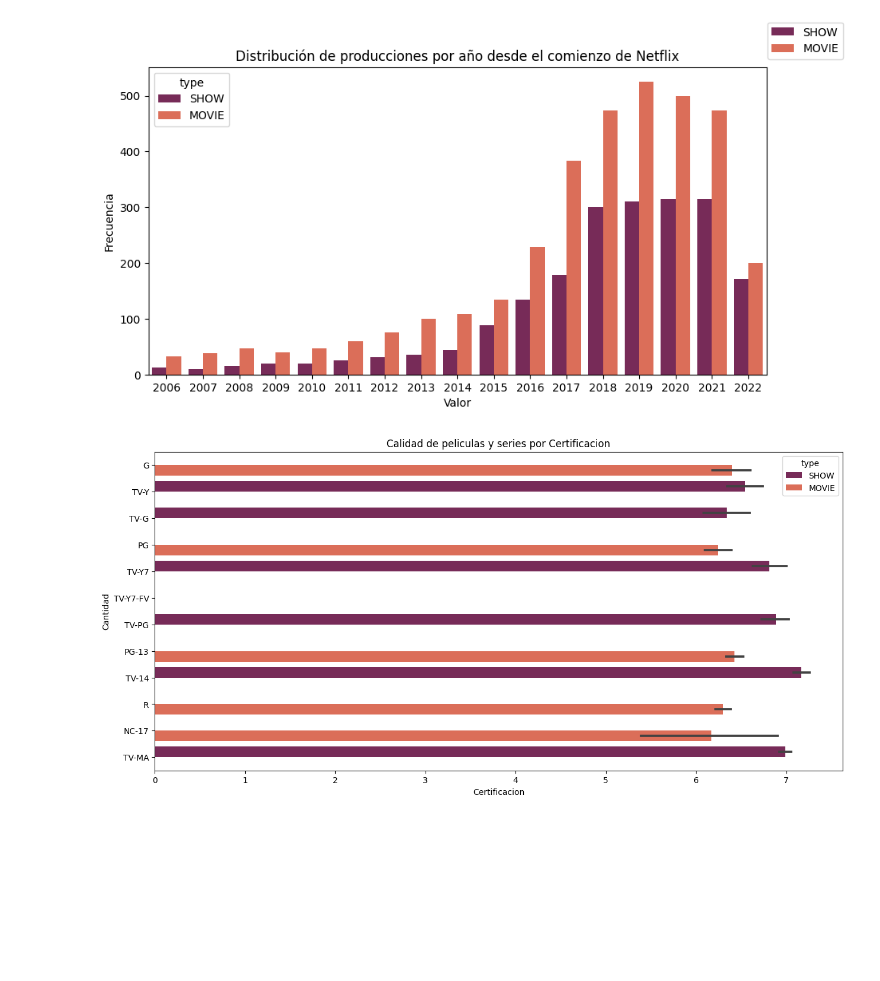
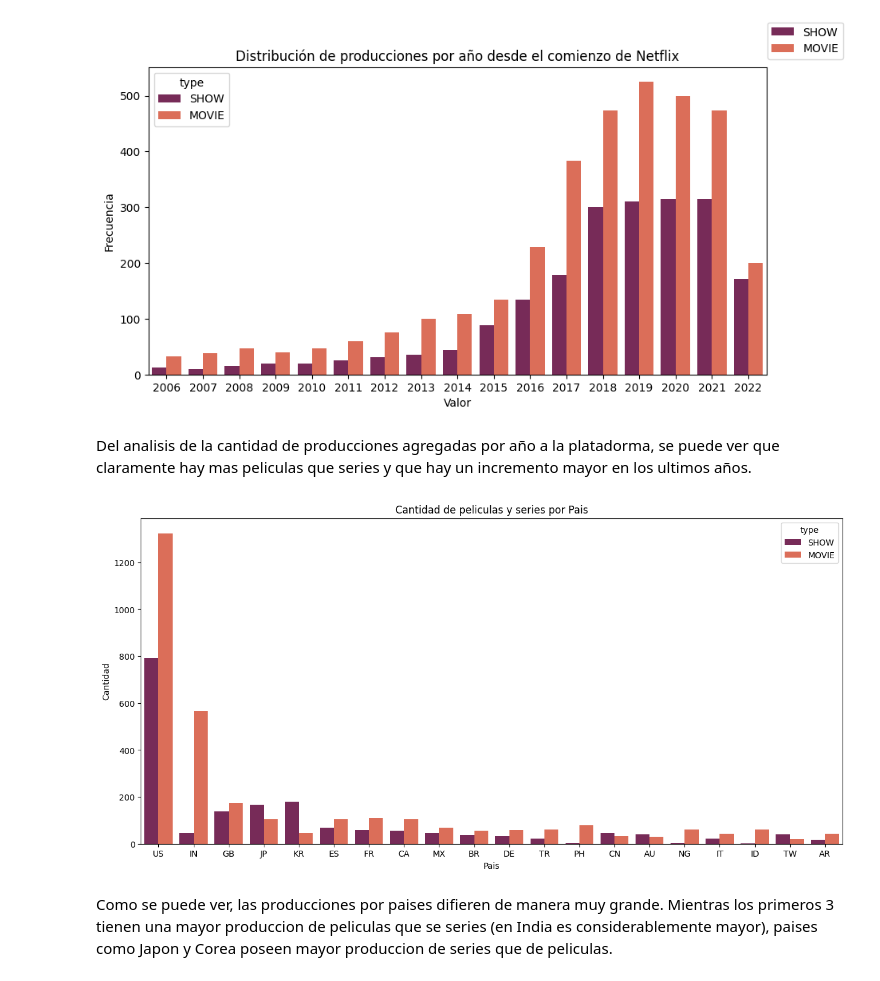
Before and after one commit to EzeSpk-Org/Proyecto_Final_Grupo3_DS29765, a Jupyter notebook: Analisis_Multivariado.ipynb, the cells around one changed output. Drawn from its saved outputs; the diff is of its cells as text; code cells hidden in the pictures; blank space fills up the shorter version.

Commit message:
Update Analisis_Multivariado.ipynb
Finalización análisis multivariado.

```diff
--- a/Analisis_Multivariado.ipynb
+++ b/Analisis_Multivariado.ipynb
@@ -25,6 +27,18 @@ Data columns (total 16 columns):
  15  tmdb_score            5850 non-null   float64
 dtypes: float64(5), int64(3), object(8)
 memory usage: 731.4+ KB
+# %%
+def repair_array_bound_categories(arr):
+    arr = ast.literal_eval(arr)
+
+    if len(arr) == 0:
+        return np.nan
+
+    elif len(arr) == 1:
+        return arr[0]
+
+    else:
+        return random.choice(arr)
 # %%
 df_titles.describe()
 # %% [output]
@@ -54,16 +66,26 @@ plt.title('Distribución de producciones por año desde el comienzo de Netflix')
 plt.show()
 # %% [output]
 [figure]
+# %% [markdown]
+Del analisis de la cantidad de producciones agregadas por año a la platadorma, se puede ver que claramente hay mas peliculas que series y que hay un incremento mayor en los ultimos años.
+# %%
+#Limpieza de countries
+
+df = df_titles
+
+df["production_countries"] = df["production_countries"].apply(repair_array_bound_categories)
 # %%
-order =  ['G', 'TV-Y', 'TV-G', 'PG', 'TV-Y7', 'TV-Y7-FV', 'TV-PG', 'PG-13', 'TV-14', 'R', 'NC-17', 'TV-MA']
+
 plt.figure(figsize=(15,7))
-generes = sns.barplot(y=df_titles.age_certification,x=df_titles.imdb_score, hue=df_titles.type, order=order, palette='rocket')
-plt.title("Calidad de peliculas y series por Certificacion")
-plt.xlabel("Certificacion")
+sns.countplot(df['production_countries'], hue=df['type'], palette='rocket', order=df['production_countries'].value_counts().iloc[:20].index)
+plt.title("Cantidad de peliculas y series por Pais")
+plt.xlabel("Pais")
 plt.ylabel("Cantidad")
 plt.show()
 # %% [output]
-[figure, old version]
+[figure, new version]
+# %% [markdown]
+Como se puede ver, las producciones por paises difieren de manera muy grande. Mientras los primeros 3 tienen una mayor produccion de peliculas que se series (en India es considerablemente mayor), paises como Japon y Corea poseen mayor produccion de series que de peliculas.
 # %%
 plt.figure(figsize=(15,7))
 plot = sns.boxplot(x=df_titles.release_year [df_titles.release_year >= 2006],y=df_titles.imdb_score, hue=df_titles.type, palette='rocket')
```
Also changed, not shown: parts of 4 cells of this notebook.
